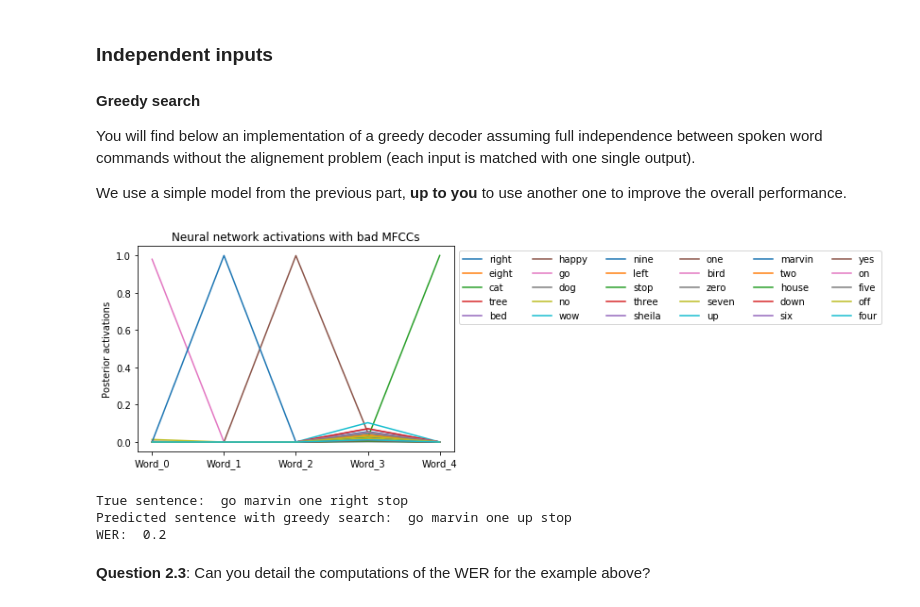
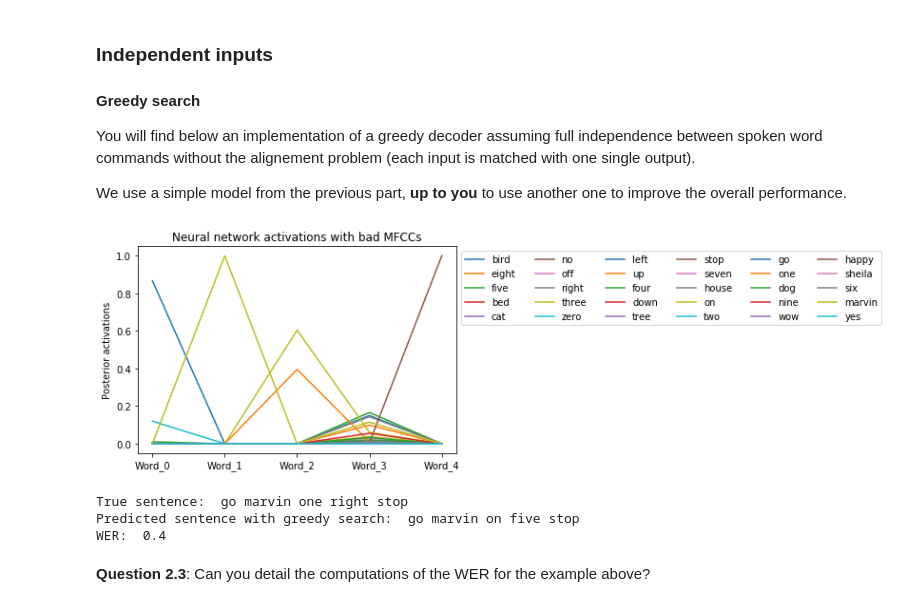
Before and after one commit to ClementAcher/MVA_NLP, a Jupyter notebook: TP1/speech_commands_mva_2019_py3.ipynb, the cells around one changed output. Drawn from its saved outputs; the diff is of its cells as text; code cells hidden in the pictures.

```diff
--- a/TP1/speech_commands_mva_2019_py3.ipynb
+++ b/TP1/speech_commands_mva_2019_py3.ipynb
@@ -544,8 +552,8 @@ Normalized confusion matrix
 # %% [markdown]
 # Listen to a random waveform from the training set
 # %%
-random_idx = random.randint(0, len(train_wavs))
-random_wav = train_wavs[random_idx]
+idx = 15029
+random_wav = train_wavs[idx]
 IPython.display.Audio(random_wav, rate=16000)
 # %% [output]
 [interactive output not drawn]
@@ -740,8 +788,15 @@ def test(model, features, labels):
 # %%
 batch_size = 16
 n_epoch = 15
-model = CNNNet()
-model.load_state_dict(torch.load("cnn1_15epochs.pt"))
+use_cuda = torch.cuda.is_available()
+# use_cuda = False
 
 
-# train(model, batch_size=batch_size, n_epoch=n_epoch, lr=0.01)
+model = CNN3Net()
+if use_cuda:
+    print('Using GPU\n')
+    model.cuda()
+
+# model.load_state_dict(torch.load("cnn1_15epochs.pt"))
+
+train(model, batch_size=batch_size, n_epoch=n_epoch, lr=0.01, use_cuda=use_cuda)
@@ -817,6 +905,16 @@ $  P(X_i|W_i)  \propto P_{\text{discriminator single word}}(W_i|X_i)  $
 
 **Question 2.2**: Can you point which line in the code above approximated the prior probability of each word $W_i$ to be equal?
 > Balancing the classes?
+# %%
+def pytorch_predict(model):
+    """Wrapper to be able to use a Pytorch model in this part"""
+    def predict_proba(features):
+        feature_tensor = torch.from_numpy(features).float().view((1, 1, -1, N_FEATURES))
+        feature_tensor = feature_tensor.cuda()
+        model.eval()
+        with torch.no_grad():
+            return np.exp(model(feature_tensor).cpu().numpy())
+    return predict_proba
 # %%
 # !wget https://raw.githubusercontent.com/Rachine/Rachine.github.io/master/data/train_sequence_list.txt
 # !wget https://raw.githubusercontent.com/Rachine/Rachine.github.io/master/data/test_sequence_list.txt
@@ -873,42 +971,49 @@ We use a simple model from the previous part, **up to you** to use another one t
 # %%
 example_sequence = train_sequence_list[10]
 
+predict_proba = pytorch_predict(model)
+
+# posteriors_neural_mfcc = np.array(
+#     generate_posteriors_from_list_sequence(example_sequence,
+#                                            neural_net.predict_proba, mfcc, feature_normalizer))
+
 posteriors_neural_mfcc = np.array(
     generate_posteriors_from_list_sequence(example_sequence,
-                                           neural_net.predict_proba, mfcc, feature_normalizer))
+                                           predict_proba, mfcc, feature_normalizer))
+
 
 list_plots = plt.plot(
     ['Word_' + str(el) for el in range(posteriors_neural_mfcc.shape[0])],
     posteriors_neural_mfcc)
 plt.legend(
     list_plots, label_set, loc="upper left", bbox_to_anchor=(1, 1), ncol=6)
 plt.ylabel('Posterior activations')
 plt.title('Neural network activations with bad MFCCs')
 plt.show()
 
 
 def greedy_decoder(data):
     predicted_sequence = [np.argmax(s) for s in data]
     predicted_sequence = [label_set[el] for el in predicted_sequence]
     return predicted_sequence
 
 
 def sequence_format_to_text(sentence):
     return [el[0] for el in sentence[1:]]
 
 
 predicted_sequence = greedy_decoder(posteriors_neural_mfcc)
 print('True sentence: ', ' '.join(sequence_format_to_text(example_sequence)))
 print('Predicted sentence with greedy search: ', ' '.join(predicted_sequence))
 print(
     'WER: ',
     jiwer.wer(' '.join(sequence_format_to_text(example_sequence)),
               ' '.join(predicted_sequence)))
 # %% [output]
-[figure, old version]
+[figure, new version]
 True sentence:  go marvin one right stop
-Predicted sentence with greedy search:  go marvin one up stop
-WER:  0.2
+Predicted sentence with greedy search:  go marvin on five stop
+WER:  0.4
 # %% [markdown]
 **Question 2.3**: Can you detail the computations of the WER for the example above?
 # %%
```
Also changed, not shown: parts of 45 cells of this notebook.
